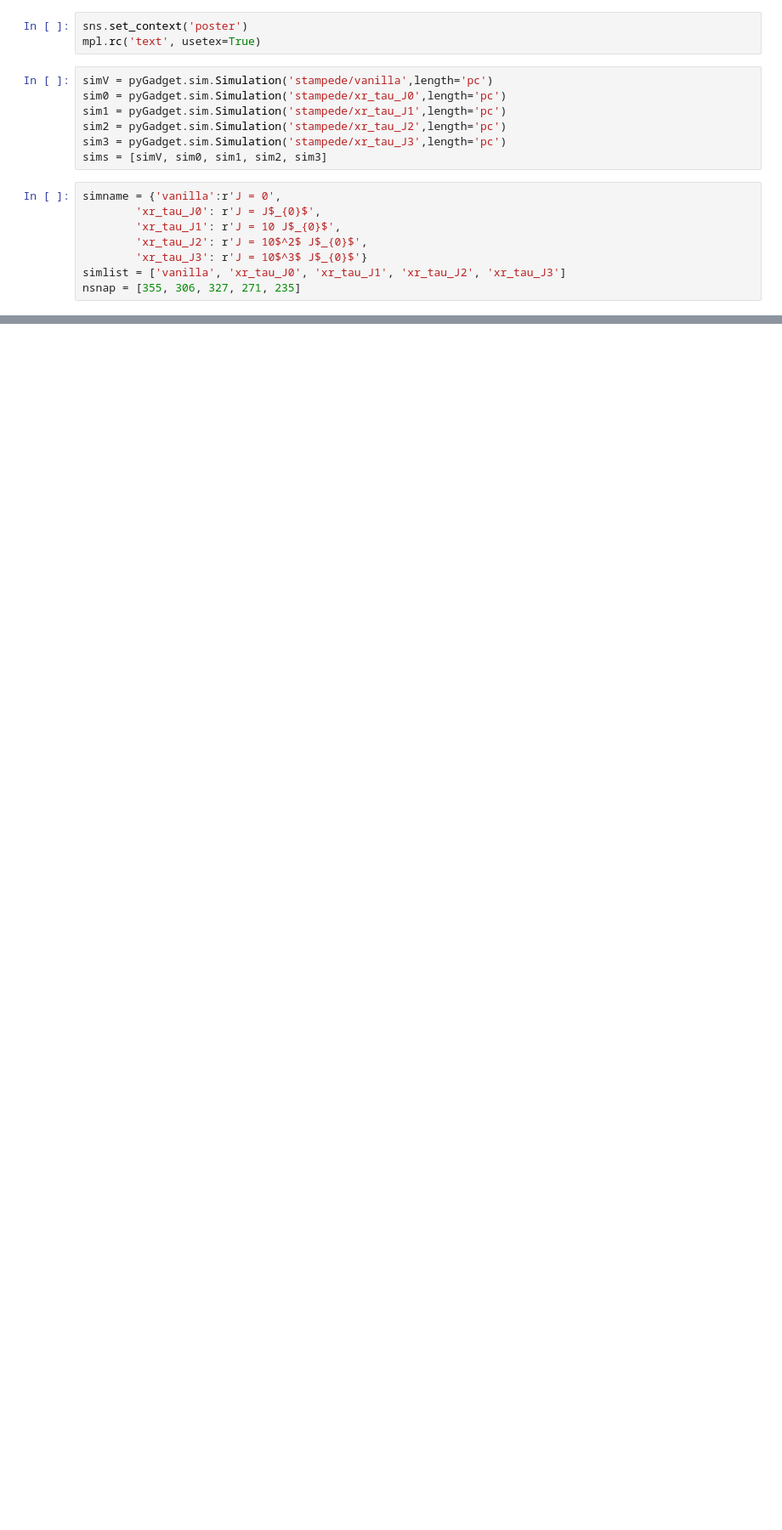
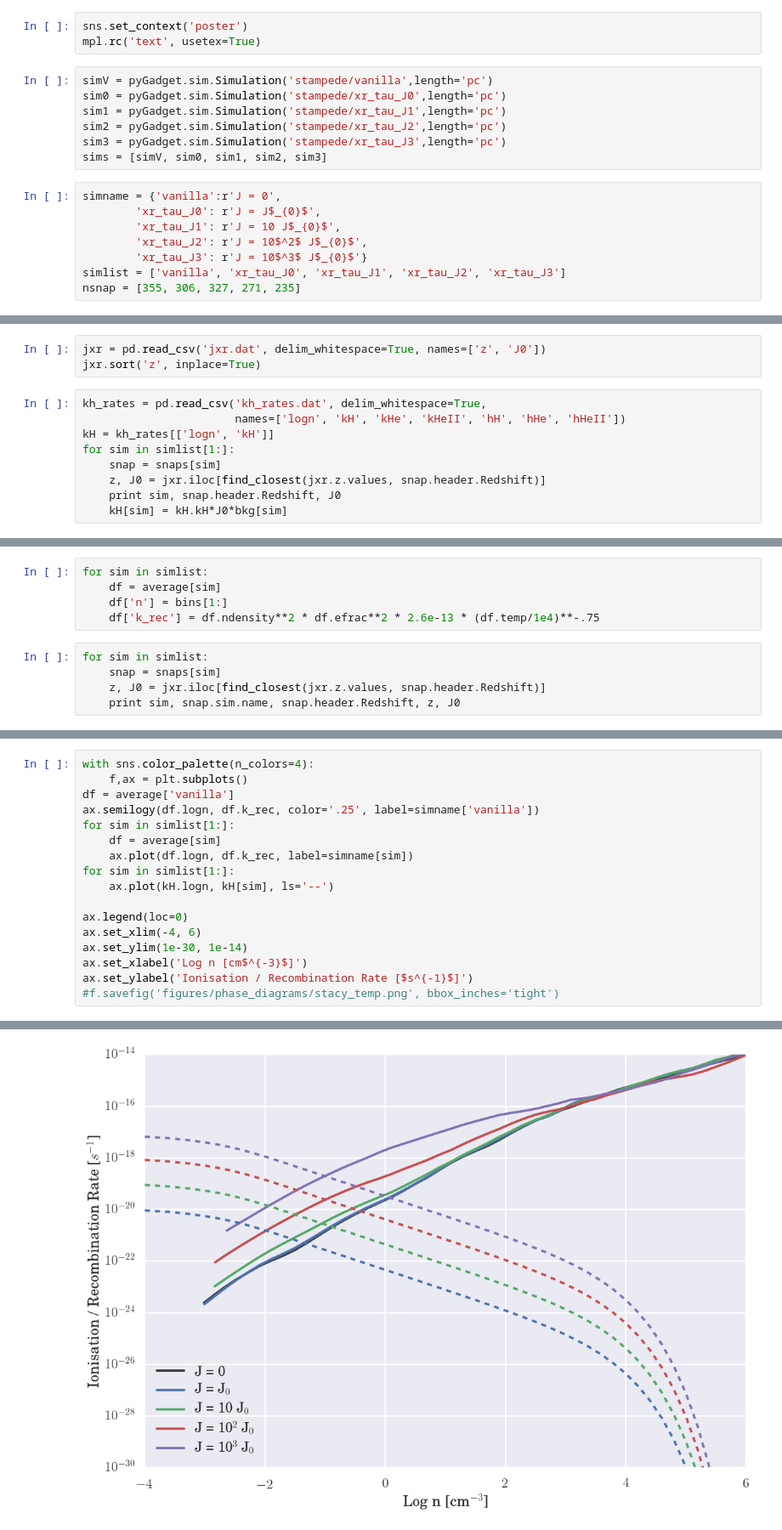
Before and after one commit to hummel/xray_notebooks, a Jupyter notebook: Phase Graphs.ipynb, the cells around one changed output, grey strips where cells are left out. Shown: that part at 85% size. Drawn from its saved outputs; the diff is of its cells as text; blank space fills up the shorter version.

```diff
--- a/Phase Graphs.ipynb
+++ b/Phase Graphs.ipynb
@@ -190,0 +167,12 @@ f.savefig('figures/phase_diagrams/binned.png', bbox_inches='tight')
+# %%
+jxr = pd.read_csv('jxr.dat', delim_whitespace=True, names=['z', 'J0'])
+jxr.sort('z', inplace=True)
+# %%
+kh_rates = pd.read_csv('kh_rates.dat', delim_whitespace=True,
+                       names=['logn', 'kH', 'kHe', 'kHeII', 'hH', 'hHe', 'hHeII'])
+kH = kh_rates[['logn', 'kH']]
+for sim in simlist[1:]:
+    snap = snaps[sim]
+    z, J0 = jxr.iloc[find_closest(jxr.z.values, snap.header.Redshift)]
+    print sim, snap.header.Redshift, J0
+    kH[sim] = kH.kH*J0*bkg[sim]
@@ -190,0 +184,10 @@ f.savefig('figures/phase_diagrams/binned.png', bbox_inches='tight')
+# %%
+for sim in simlist:
+    df = average[sim]
+    df['n'] = bins[1:]
+    df['k_rec'] = df.ndensity**2 * df.efrac**2 * 2.6e-13 * (df.temp/1e4)**-.75
+# %%
+for sim in simlist:
+    snap = snaps[sim]
+    z, J0 = jxr.iloc[find_closest(jxr.z.values, snap.header.Redshift)]
+    print sim, snap.sim.name, snap.header.Redshift, z, J0
@@ -190,0 +200,18 @@ f.savefig('figures/phase_diagrams/binned.png', bbox_inches='tight')
+# %%
+with sns.color_palette(n_colors=4):
+    f,ax = plt.subplots()
+df = average['vanilla']
+ax.semilogy(df.logn, df.k_rec, color='.25', label=simname['vanilla'])
+for sim in simlist[1:]:
+    df = average[sim]
+    ax.plot(df.logn, df.k_rec, label=simname[sim])
+for sim in simlist[1:]:
+    ax.plot(kH.logn, kH[sim], ls='--')
+
+ax.legend(loc=0)
+ax.set_xlim(-4, 6)
+ax.set_ylim(1e-30, 1e-14)
+ax.set_xlabel('Log n [cm$^{-3}$]')
+ax.set_ylabel('Ionisation / Recombination Rate [$s^{-1}$]')
+#f.savefig('figures/phase_diagrams/stacy_temp.png', bbox_inches='tight')
+# %% [output]
@@ -190,0 +219 @@ f.savefig('figures/phase_diagrams/binned.png', bbox_inches='tight')
+[figure, added]
```
Also changed, not shown: parts of 16 cells of this notebook.
